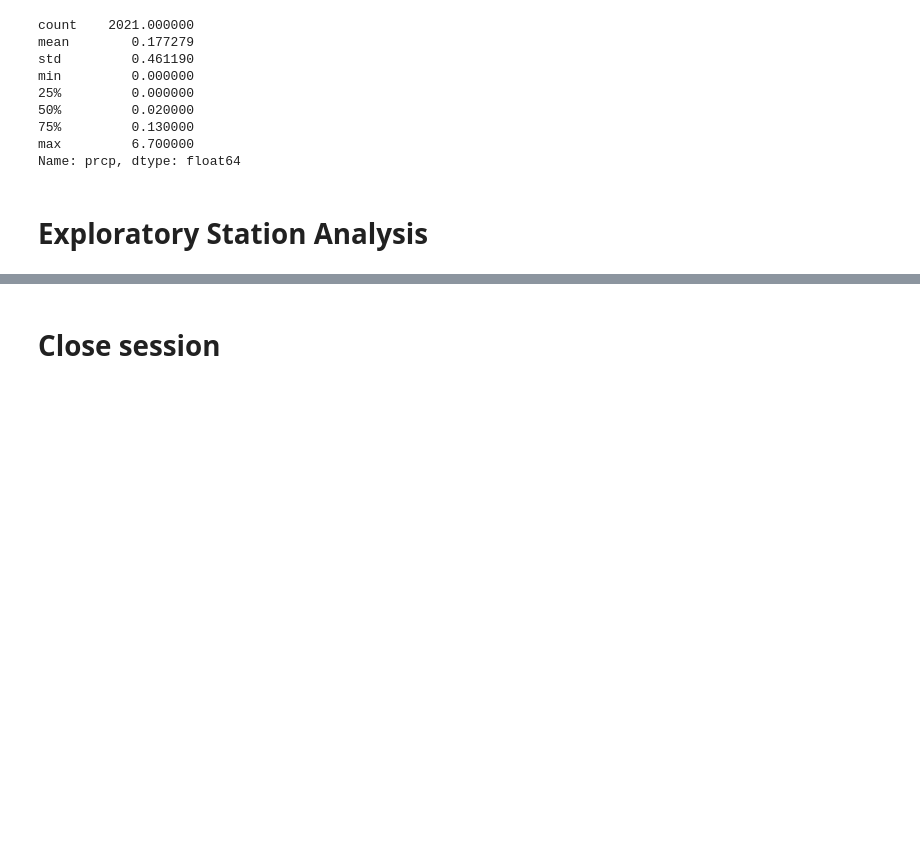
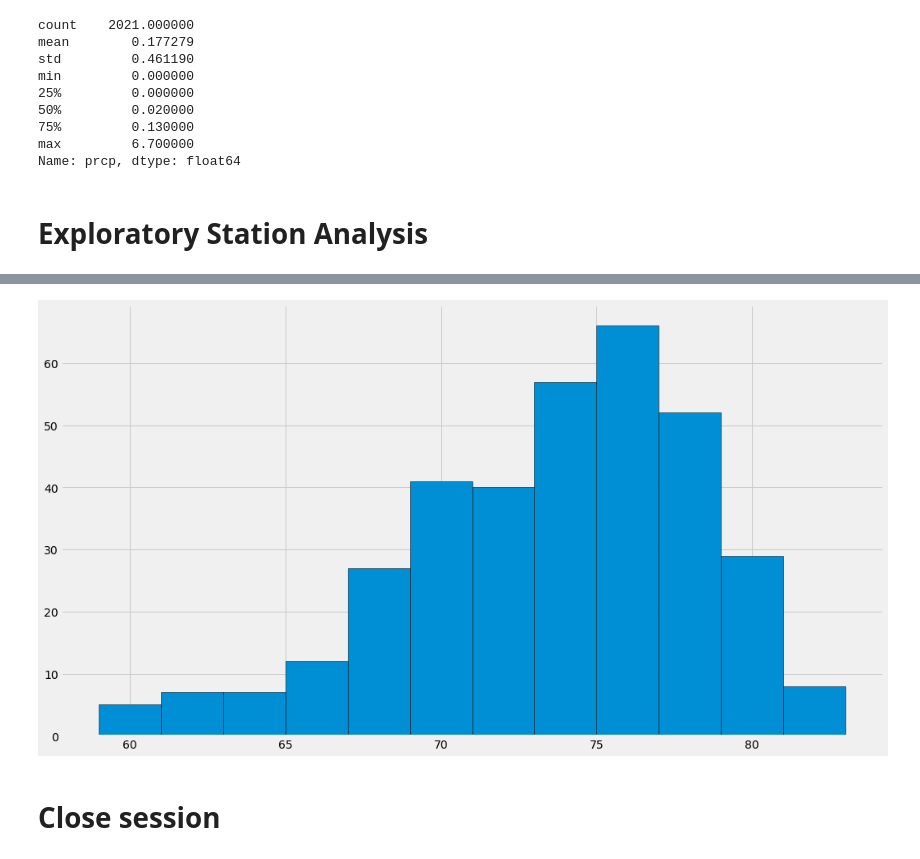
Before and after one commit to RL-Lane/SQLAlchemy-Weather-Analysis, a Jupyter notebook: climate.ipynb, the cells around one changed output, grey strips where cells are left out. Cells and saved outputs as stored; diff of their text form; code cells hidden in the pictures; blank space fills up the shorter version.

```diff
--- a/climate.ipynb
+++ b/climate.ipynb
@@ -172,3 +176,12 @@ Name: prcp, dtype: float64
 # %%
 # Design a query to find the most active stations (i.e. what stations have the most rows?)
 # List the stations and the counts in descending order.
+most_active = engine.execute("SELECT station, COUNT(station) \
+                             FROM measurement \
+                             GROUP BY station\
+                             ORDER BY COUNT(station) DESC\
+                             ").fetchall()
+for station in most_active:
+    print(station)
+most_active_id = most_active[0][0]
+most_active_id
@@ -177,3 +213,15 @@ Name: prcp, dtype: float64
 # %%
 # Using the most active station id
 # Query the last 12 months of temperature observation data for this station and plot the results as a histogram
+
+# last_12_df = pd.DataFrame(engine.execute(f"SELECT date, tobs FROM measurement \
+#     WHERE station = '{most_active_id}'").fetchall(), columns = ['Date','Temp °F'])
+
+last_12_df = pd.DataFrame(
+    session.query(Measurement.date, Measurement.tobs).filter(Measurement.station == most_active_id).\
+    filter(Measurement.date < str(newest_date)).filter(Measurement.date > str(one_year_previous)).all(),\
+    columns = ['Date', 'Temp °F']\
+)
+
+last_12_df['Date'] = pd.to_datetime(last_12_df['Date'])
+last_12_df
@@ -180,3 +242,12 @@ Name: prcp, dtype: float64
+# %%
+#plt.hist(last_12_df['Date'], bins=12)
+# Initialize layout
+fig, ax = plt.subplots(figsize = (16, 9))
+
+#plot
+ax.hist(last_12_df['Temp °F'], bins=12, edgecolor="black");
+# %% [output]
+[figure, added]
 # %% [markdown]
 # Close session
 # %%
```
Also changed, not shown: parts of 5 cells of this notebook, 1 other file.
